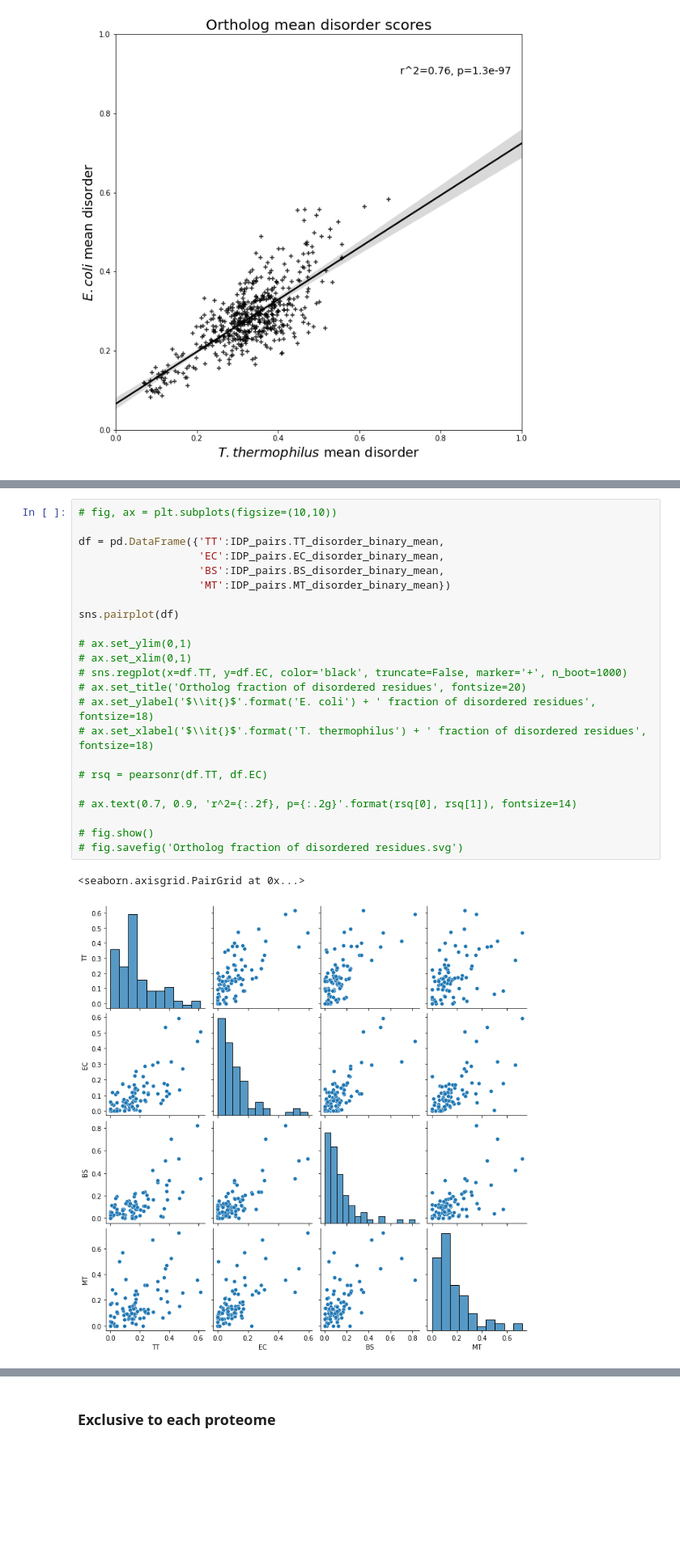
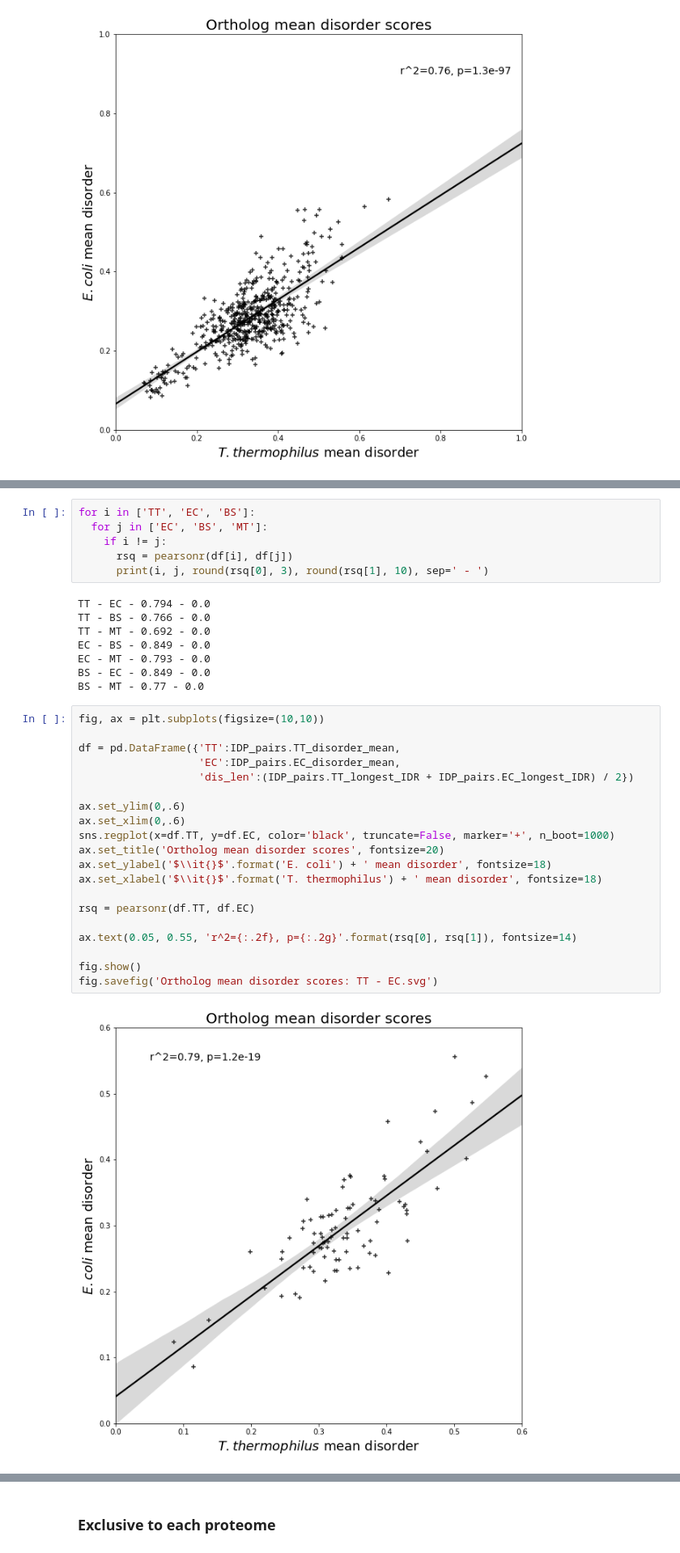
Before and after one commit to alibekk93/IDP_analysis, a Jupyter notebook: IDP_analysis.ipynb, the cells around one changed output, grey strips where cells are left out. Shown at 81% size. Drawn from its saved outputs; the diff is of its cells as text; blank space fills up the shorter version.

```diff
--- a/IDP_analysis.ipynb
+++ b/IDP_analysis.ipynb
@@ -1357,26 +1391,36 @@ fig.savefig('Ortholog mean disorder scores.png')
+# %%
+for i in ['TT', 'EC', 'BS']:
+  for j in ['EC', 'BS', 'MT']:
+    if i != j:
+      rsq = pearsonr(df[i], df[j])
+      print(i, j, round(rsq[0], 3), round(rsq[1], 10), sep=' - ')
+# %% [output]
+TT - EC - 0.794 - 0.0
+TT - BS - 0.766 - 0.0
+TT - MT - 0.692 - 0.0
+EC - BS - 0.849 - 0.0
+EC - MT - 0.793 - 0.0
+BS - EC - 0.849 - 0.0
+BS - MT - 0.77 - 0.0
 # %%
-# fig, ax = plt.subplots(figsize=(10,10))
+fig, ax = plt.subplots(figsize=(10,10))
 
-df = pd.DataFrame({'TT':IDP_pairs.TT_disorder_binary_mean,
-                   'EC':IDP_pairs.EC_disorder_binary_mean,
-                   'BS':IDP_pairs.BS_disorder_binary_mean,
-                   'MT':IDP_pairs.MT_disorder_binary_mean})
+df = pd.DataFrame({'TT':IDP_pairs.TT_disorder_mean,
+                   'EC':IDP_pairs.EC_disorder_mean,
+                   'dis_len':(IDP_pairs.TT_longest_IDR + IDP_pairs.EC_longest_IDR) / 2})
 
-sns.pairplot(df)
+ax.set_ylim(0,.6)
+ax.set_xlim(0,.6)
+sns.regplot(x=df.TT, y=df.EC, color='black', truncate=False, marker='+', n_boot=1000)
+ax.set_title('Ortholog mean disorder scores', fontsize=20)
+ax.set_ylabel('$\\it{}$'.format('E. coli') + ' mean disorder', fontsize=18)
+ax.set_xlabel('$\\it{}$'.format('T. thermophilus') + ' mean disorder', fontsize=18)
 
-# ax.set_ylim(0,1)
-# ax.set_xlim(0,1)
-# sns.regplot(x=df.TT, y=df.EC, color='black', truncate=False, marker='+', n_boot=1000)
-# ax.set_title('Ortholog fraction of disordered residues', fontsize=20)
-# ax.set_ylabel('$\\it{}$'.format('E. coli') + ' fraction of disordered residues', fontsize=18)
-# ax.set_xlabel('$\\it{}$'.format('T. thermophilus') + ' fraction of disordered residues', fontsize=18)
+rsq = pearsonr(df.TT, df.EC)
 
-# rsq = pearsonr(df.TT, df.EC)
+ax.text(0.05, 0.55, 'r^2={:.2f}, p={:.2g}'.format(rsq[0], rsq[1]), fontsize=14)
 
-# ax.text(0.7, 0.9, 'r^2={:.2f}, p={:.2g}'.format(rsq[0], rsq[1]), fontsize=14)
-
-# fig.show()
-# fig.savefig('Ortholog fraction of disordered residues.svg')
+fig.show()
+fig.savefig('Ortholog mean disorder scores: TT - EC.svg')
 # %% [output]
-<seaborn.axisgrid.PairGrid at 0x...>
-[figure, old version]
+[figure, new version]
```
Also changed, not shown: parts of 9 cells of this notebook.
